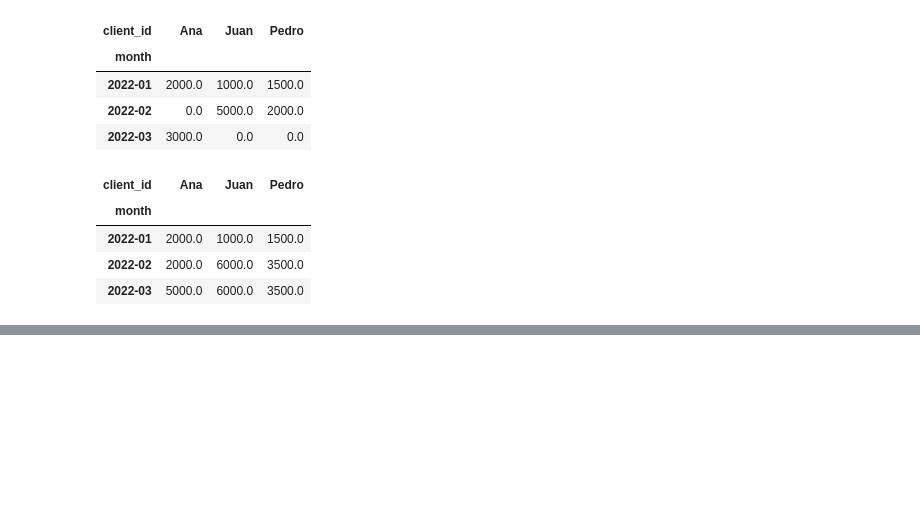
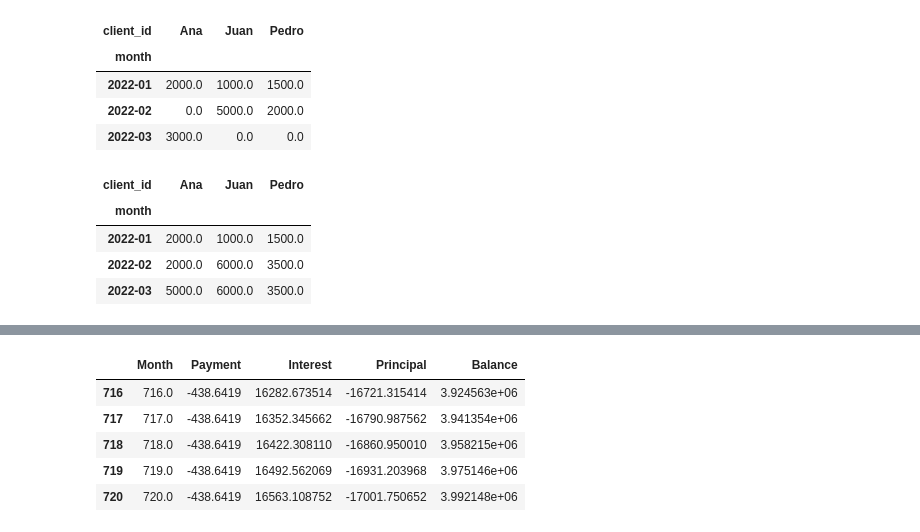
Before and after one commit to oecorrechag/Home-functions, a Jupyter notebook: agrupaciones/endeudamiento.ipynb, the cells around one changed output, grey strips where cells are left out. Cells and saved outputs as stored; diff of their text form; code cells hidden in the pictures; blank space fills up the shorter version.

```diff
--- a/agrupaciones/endeudamiento.ipynb
+++ b/agrupaciones/endeudamiento.ipynb
@@ -147,0 +246,9 @@ cumulative_data
+# %%
+data.tail()
+# %% [output]
+|  | Month | Payment | Interest | Principal | Balance |
+| 716 | 716.0 | -438.6419 | 16282.673514 | -16721.315414 | 3.924563e+06 |
+| 717 | 717.0 | -438.6419 | 16352.345662 | -16790.987562 | 3.941354e+06 |
+| 718 | 718.0 | -438.6419 | 16422.308110 | -16860.950010 | 3.958215e+06 |
+| 719 | 719.0 | -438.6419 | 16492.562069 | -16931.203968 | 3.975146e+06 |
+| 720 | 720.0 | -438.6419 | 16563.108752 | -17001.750652 | 3.992148e+06 |
```
Also changed, not shown: parts of 12 cells of this notebook, 2 other files.
